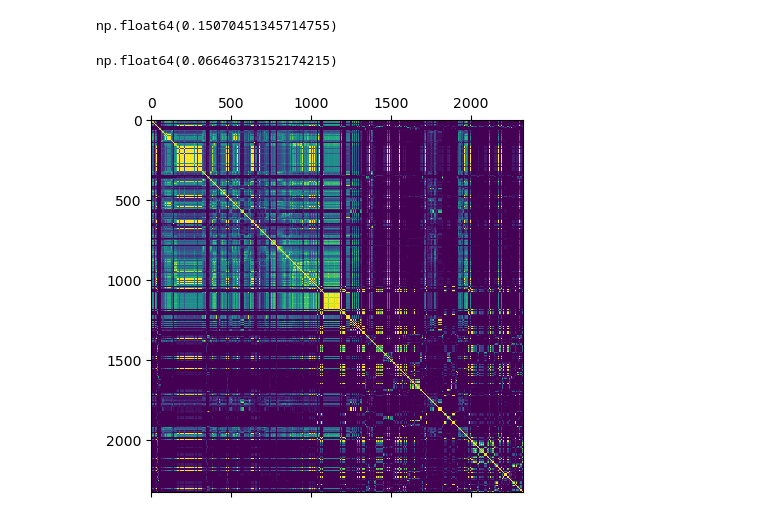
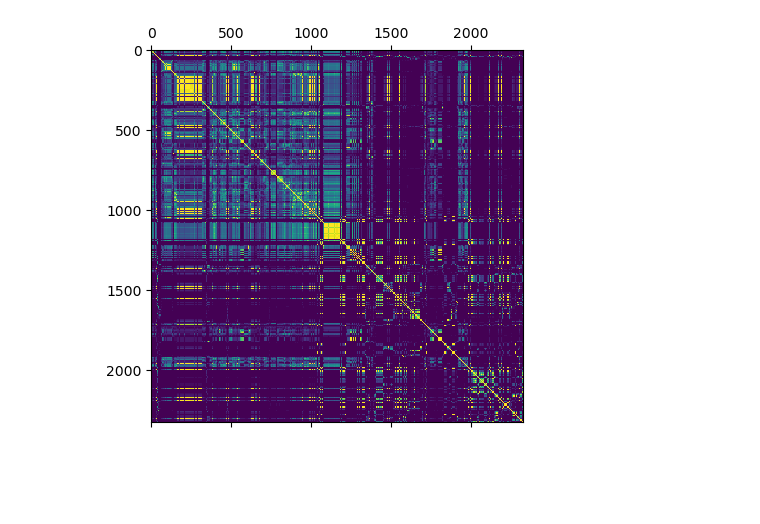
Before and after one commit to pku-liang/p2sim, a Jupyter notebook: analysis2.ipynb, the cells around one changed output. Saved outputs shown, nothing was run; the diff lists cells and outputs as text; code cells hidden in the pictures; blank space fills up the shorter version.

```diff
--- a/analysis2.ipynb
+++ b/analysis2.ipynb
@@ -20,4 +20,4 @@ def sim_matrix(act_hash):
 data = load_profdata('pgo-data/boom_m_1.T1.prof.bin')
 # %%
 act_hash = data.threads[0].act_hash
-res = sim_matrix(act_hash)
+iou = sim_matrix(act_hash) / 32
@@ -26,8 +23,0 @@ ground_truth = np.load('iou.npy')
-# %%
-np.sqrt(((ground_truth - res / 32) ** 2).mean())
-# %% [output]
-np.float64(0.15070451345714755)
-# %%
-np.abs((ground_truth - (res / 32) ** 0.75)).mean()
-# %% [output]
-np.float64(0.06646373152174215)
@@ -34,6 +26,5 @@ np.float64(0.06646373152174215)
 # %%
-J = (res / 32)
-plt.matshow(J, cmap='viridis')
+plt.matshow(iou, cmap='viridis')
 plt.savefig('minhash.png')
 # %% [output]
-[figure, old version]
+[figure, new version]
```
Also changed, not shown: parts of 2 cells of this notebook.
